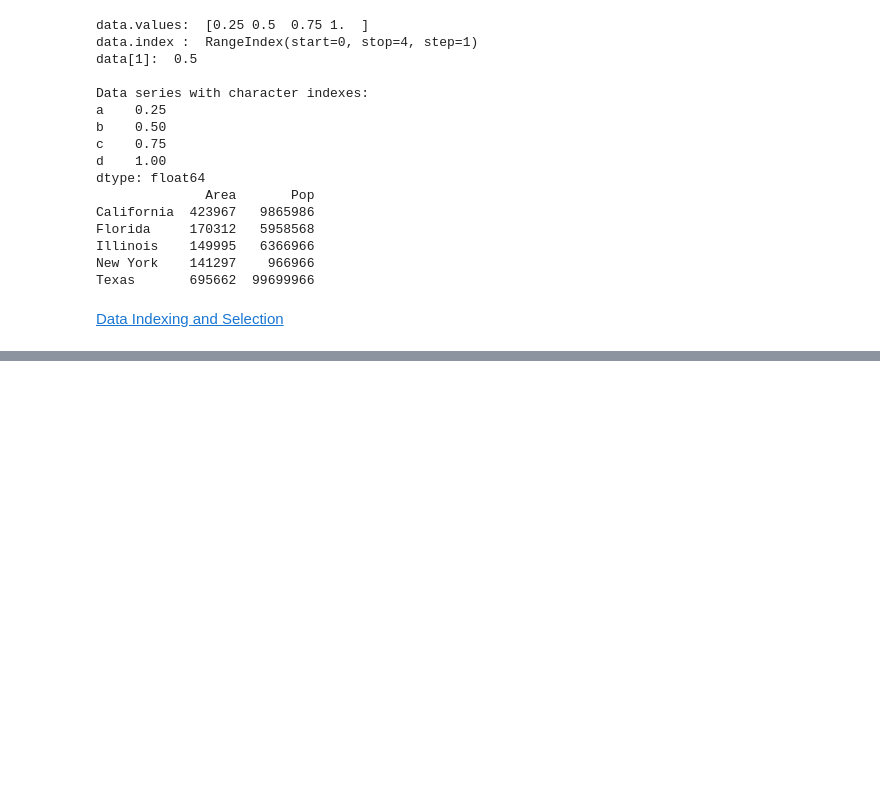
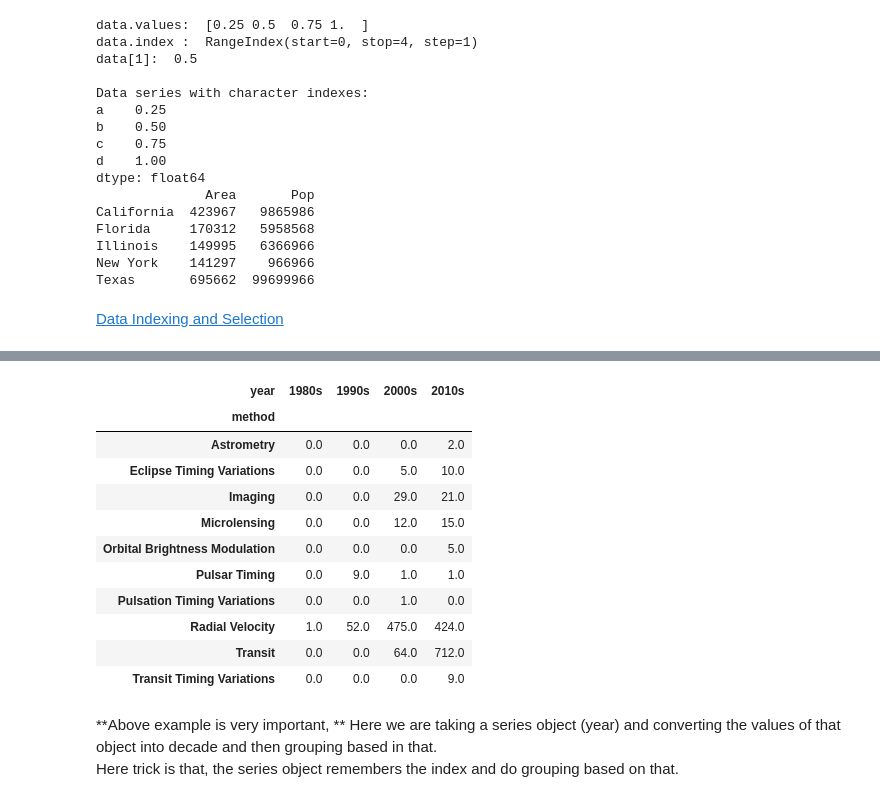
Before and after one commit to raviudal/Jupyter-Notebooks, a Jupyter notebook: PythonDataScienceHandbook_by_jakevdp_Data_Manipulation_with_Pandas.ipynb, the cells around one changed output, grey strips where cells are left out. Saved outputs shown, nothing was run; the diff lists cells and outputs as text; code cells hidden in the pictures; blank space fills up the shorter version.

```diff
--- a/PythonDataScienceHandbook_by_jakevdp_Data_Manipulation_with_Pandas.ipynb
+++ b/PythonDataScienceHandbook_by_jakevdp_Data_Manipulation_with_Pandas.ipynb
@@ -60,0 +895,21 @@ dtype: float64
+# %%
+yr= (10 * (planets.year // 10)).astype(str) + 's'
+# yr.head()
+planets.groupby(['method',yr ])['number'].sum().unstack().fillna(0)
+# %% [output]
+| year | 1980s | 1990s | 2000s | 2010s |
+| method |  |  |  |  |
+| Astrometry | 0.0 | 0.0 | 0.0 | 2.0 |
+| Eclipse Timing Variations | 0.0 | 0.0 | 5.0 | 10.0 |
+| Imaging | 0.0 | 0.0 | 29.0 | 21.0 |
+| Microlensing | 0.0 | 0.0 | 12.0 | 15.0 |
+| Orbital Brightness Modulation | 0.0 | 0.0 | 0.0 | 5.0 |
+| Pulsar Timing | 0.0 | 9.0 | 1.0 | 1.0 |
+| Pulsation Timing Variations | 0.0 | 0.0 | 1.0 | 0.0 |
+| Radial Velocity | 1.0 | 52.0 | 475.0 | 424.0 |
+| Transit | 0.0 | 0.0 | 64.0 | 712.0 |
+| Transit Timing Variations | 0.0 | 0.0 | 0.0 | 9.0 |
+# %% [markdown]
+**Above example is very important, **
+Here we are taking a series object (year) and converting the values of that object into decade and then grouping based in that.<br>
+Here trick is that, the series object remembers the index and do grouping based on that.
```
Also changed, not shown: parts of 111 cells of this notebook.
